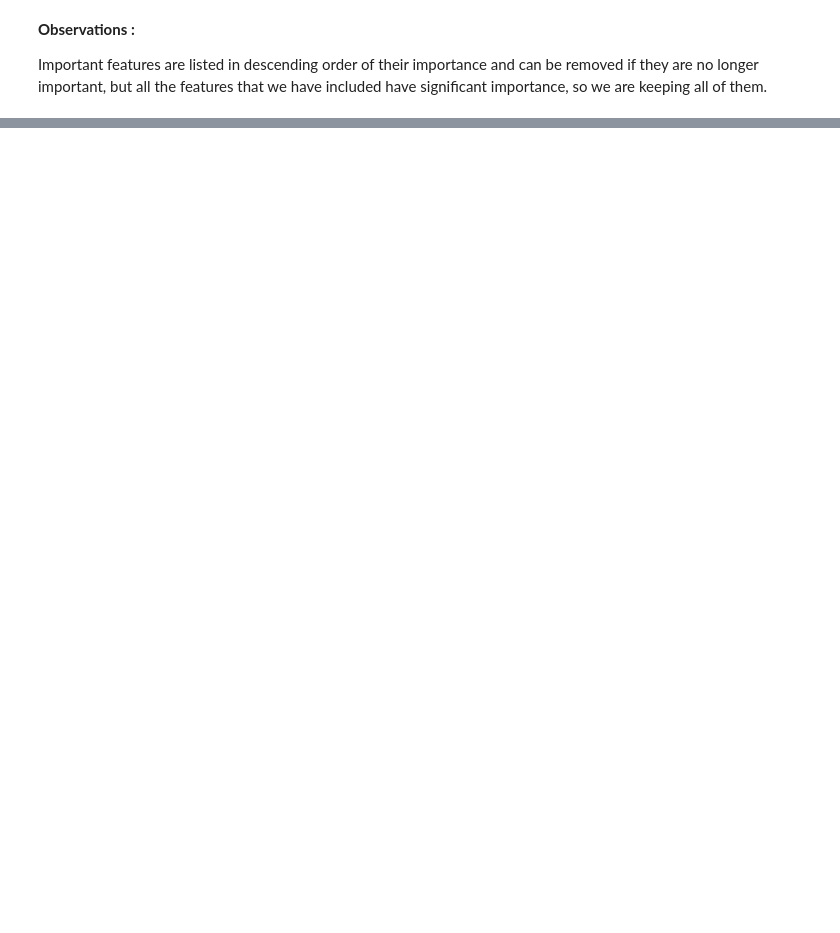
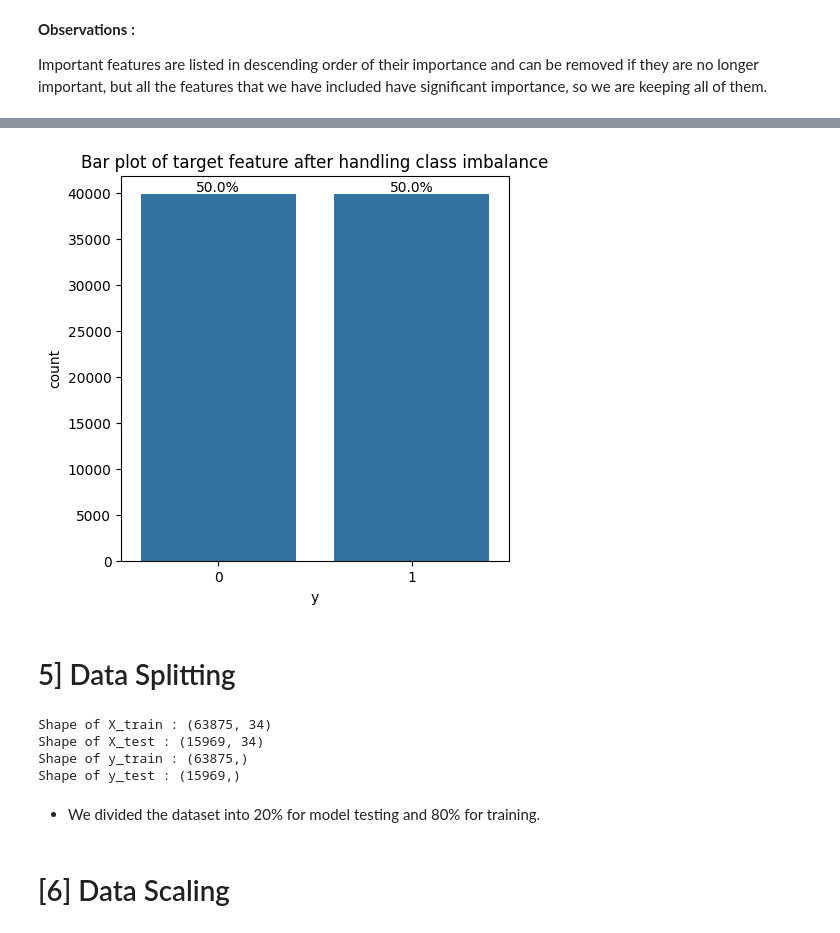
Before and after one commit to bimal-bp/Bank-Marketing-Effectiveness-Prediction-ML-Classification, a Jupyter notebook: project.ipynb, the cells around one changed output, grey strips where cells are left out. Cells and saved outputs as stored; diff of their text form; code cells hidden in the pictures; blank space fills up the shorter version.

Commit message:
data ba;lance and scaling done

```diff
--- a/project.ipynb
+++ b/project.ipynb
@@ -705,0 +735,20 @@ Important features are listed in descending order of their importance and can be
+# %%
+# Using Synthetic Minority Oversampling Technique (SMOTE) for handling class imbalance
+
+from imblearn.over_sampling import SMOTE
+smote = SMOTE(random_state=0)
+
+# fit predictor and target variable
+x_smote, y_smote = smote.fit_resample(X,y)
+# %%
+# Plotting bar graph to vizualize the class imbalance of target feature
+plt.figure(figsize=(5,5))
+plot=plt.subplot(111)
+sns.countplot(x=y_smote)
+plt.title('Bar plot of target feature after handling class imbalance')
+annot_percent(plot)
+plt.show()
+# %% [output]
+[figure, added]
+# %% [markdown]
+# 5] Data Splitting
@@ -705,0 +759,15 @@ Important features are listed in descending order of their importance and can be
+# %%
+# Checking shape of split
+print(f'Shape of X_train : {X_train.shape}')
+print(f'Shape of X_test : {X_test.shape}')
+print(f'Shape of y_train : {y_train.shape}')
+print(f'Shape of y_test : {y_test.shape}')
+# %% [output]
+Shape of X_train : (63875, 34)
+Shape of X_test : (15969, 34)
+Shape of y_train : (63875,)
+Shape of y_test : (15969,)
+# %% [markdown]
+- We divided the dataset into 20% for model testing and 80% for training.
+# %% [markdown]
+# [6] Data Scaling
```
Also changed, not shown: parts of 6 cells of this notebook.
